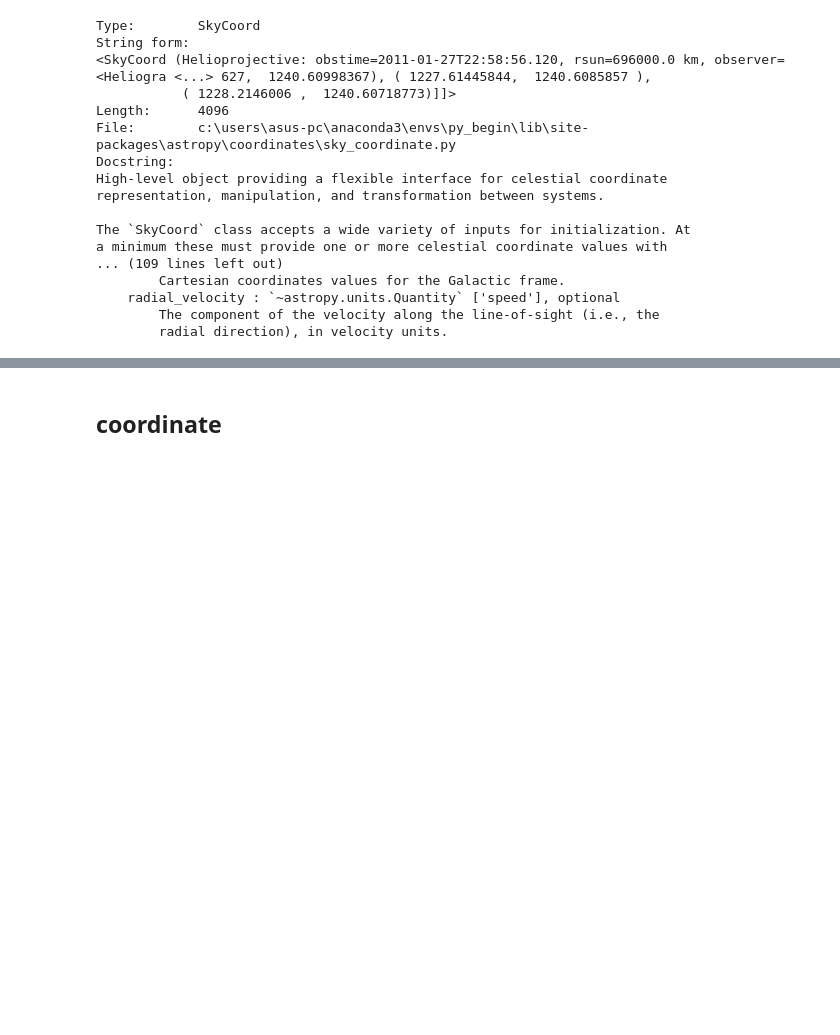
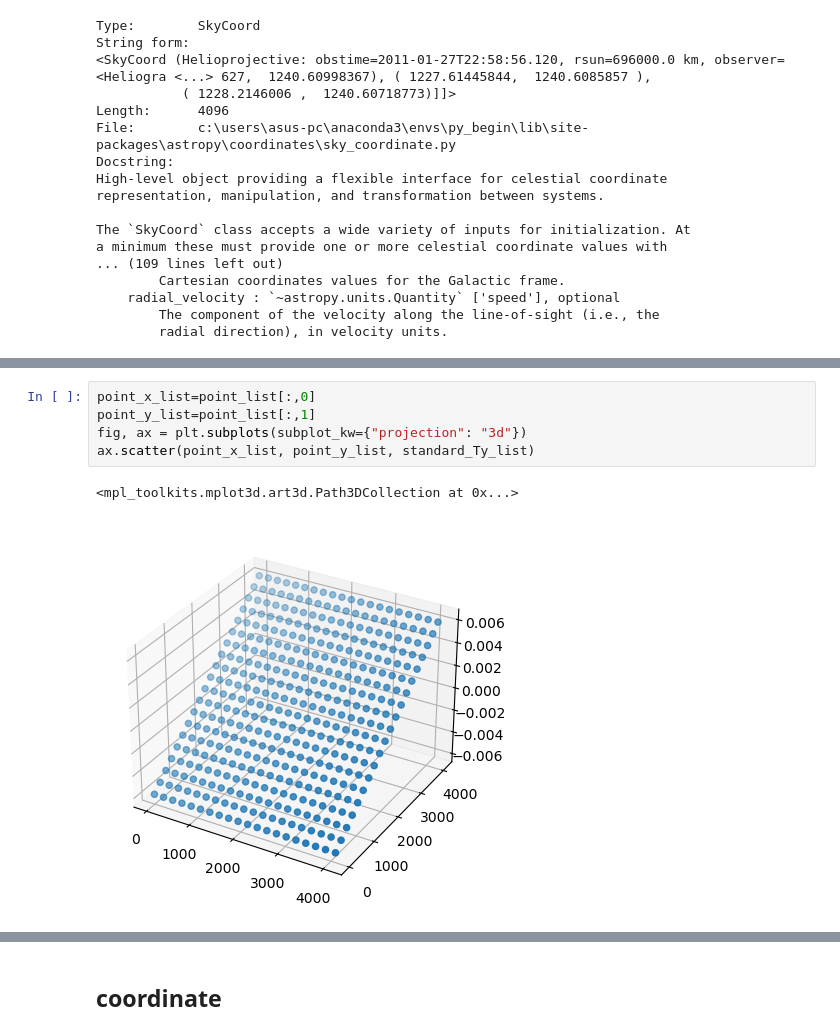
Before and after one commit to MaoChengzhi/EVE-spectrum-correction, a Jupyter notebook: my_attempt/AIA_basics.ipynb, the cells around one changed output, grey strips where cells are left out. Cells and saved outputs as stored; diff of their text form; blank space fills up the shorter version.

```diff
--- a/my_attempt/AIA_basics.ipynb
+++ b/my_attempt/AIA_basics.ipynb
@@ -175,0 +376,8 @@ a minimum these must provide one or more celestial coordinate values with
+# %%
+point_x_list=point_list[:,0]
+point_y_list=point_list[:,1]
+fig, ax = plt.subplots(subplot_kw={"projection": "3d"})
+ax.scatter(point_x_list, point_y_list, standard_Ty_list)
+# %% [output]
+<mpl_toolkits.mplot3d.art3d.Path3DCollection at 0x...>
+[figure, added]
```
Also changed, not shown: parts of 52 cells of this notebook, 43 other files.
